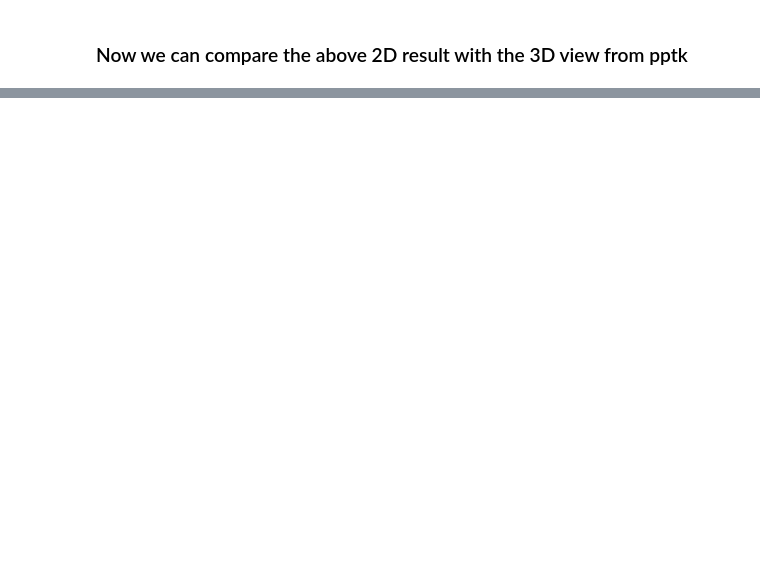
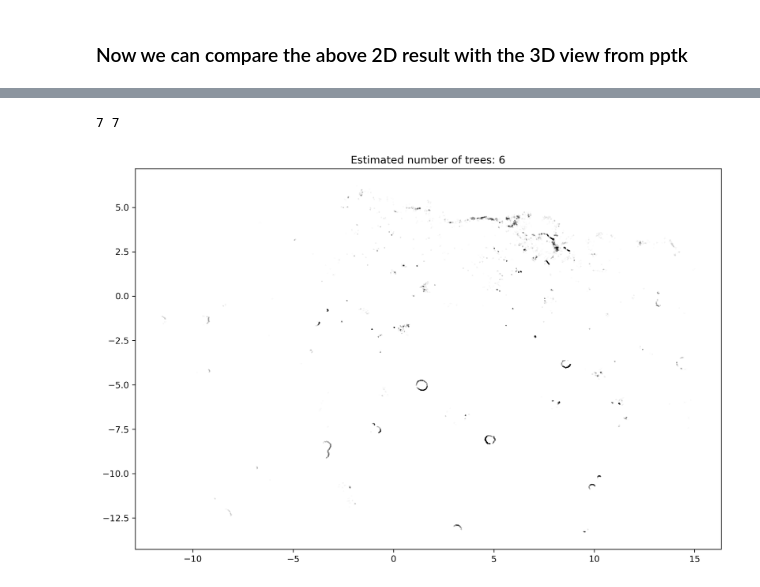
Before and after one commit to iknow1988/MAMIF, a Jupyter notebook: Preprocessing For cross-section.ipynb, the cells around one changed output, grey strips where cells are left out. Saved outputs shown, nothing was run; the diff lists cells and outputs as text; code cells hidden in the pictures; blank space fills up the shorter version.

```diff
--- a/Preprocessing For cross-section.ipynb
+++ b/Preprocessing For cross-section.ipynb
@@ -215,0 +247,38 @@ plot_pptk(df_z_filtered)
+# %%
+import matplotlib.pyplot as plt
+# %matplotlib notebook
+
+# Black removed and is used for noise instead.
+fig=plt.figure(figsize=(12, 8), dpi= 300, facecolor='w', edgecolor='k')
+unique_labels = set(labels)
+colors = [plt.cm.Spectral(each)
+          for each in np.linspace(0, 1, len(unique_labels))]
+print(len(unique_labels), len(colors))
+for k, col in zip(unique_labels, colors):
+    if k == -1:
+        pass
+        # Black used for noise.
+#         xy = X[np.where(labels == -1)[0]]
+#         plt.plot(xy[:, 0], xy[:, 1], 'x', color='black',markersize=1)
+    elif k == 0:
+        class_member_mask = (labels == k)
+#         xy = X[class_member_mask & core_samples_mask]
+        xy = X[class_member_mask]
+        plt.plot(xy[:, 0], xy[:, 1], 'o', markerfacecolor=tuple(col),markersize=0.01, markeredgecolor='k')
+#         xy = X[class_member_mask & ~core_samples_mask]
+#         plt.plot(xy[:, 0], xy[:, 1], 'o', markerfacecolor=tuple(col),markersize=0.1)
+
+    else:
+        pass
+#         class_member_mask = (labels == k)
+#         xy = X[class_member_mask & core_samples_mask]
+#         xy = X[class_member_mask]
+#         plt.plot(xy[:, 0], xy[:, 1], 'o', markerfacecolor=tuple(col),markersize=0.1)
+#         xy = X[class_member_mask & ~core_samples_mask]
+#         plt.plot(xy[:, 0], xy[:, 1], 'o', markerfacecolor=tuple(col),markersize=0.1)
+
+plt.title('Estimated number of trees: %d' % n_clusters_)
+plt.show()
+# %% [output]
+7 7
+[figure, added]
```
Also changed, not shown: parts of 26 cells of this notebook.
